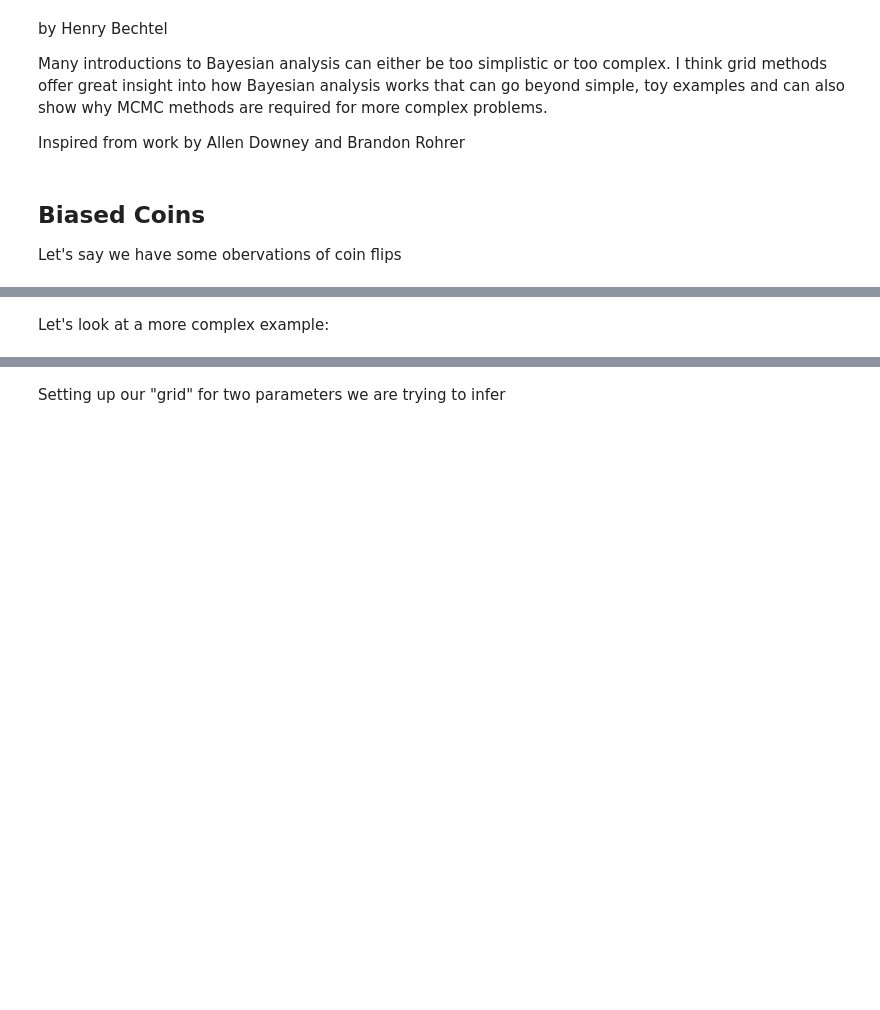
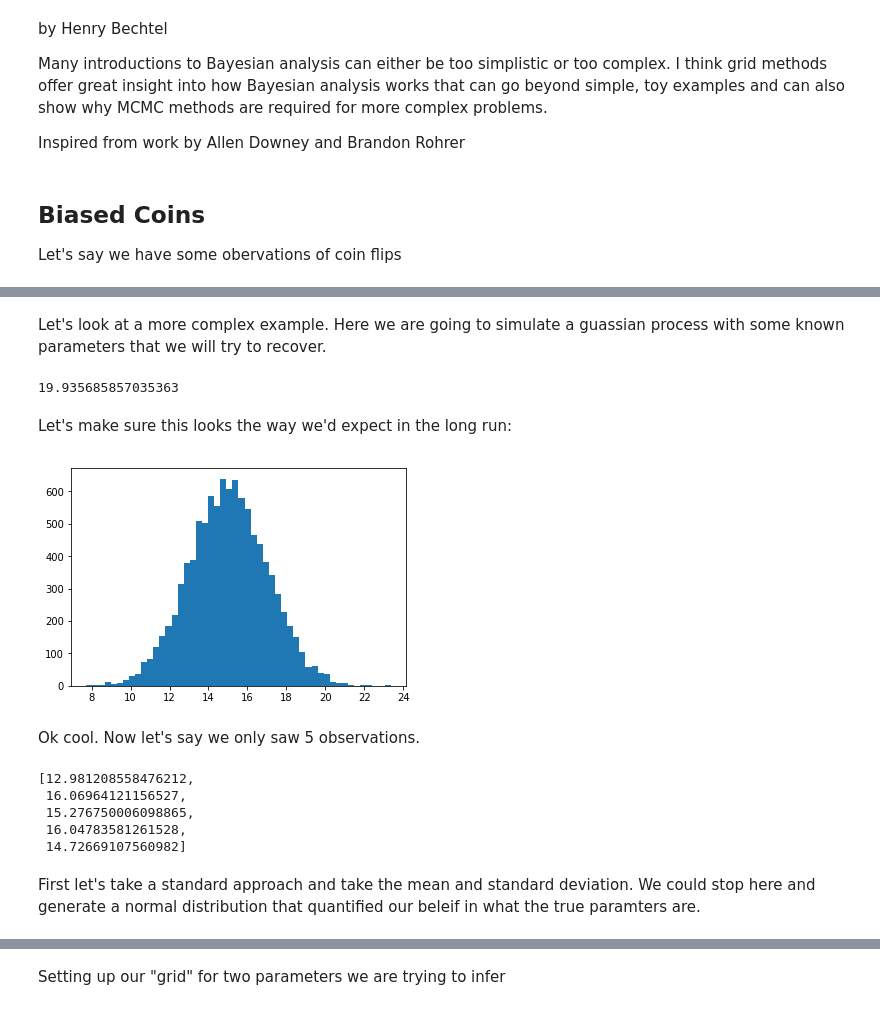
Before and after one commit to henrybechtel/bayes, a Jupyter notebook: bayes_grid.ipynb, the cells around one changed output, grey strips where cells are left out. Cells and saved outputs as stored; diff of their text form; code cells hidden in the pictures; blank space fills up the shorter version.

```diff
--- a/bayes_grid.ipynb
+++ b/bayes_grid.ipynb
@@ -25,2 +27,2 @@ hypotheses = np.linspace(0,1, number_of_hypotheses)
 # %% [markdown]
-Let's look at a more complex example:
+Let's look at a more complex example. Here we are going to simulate a guassian process with some known parameters that we will try to recover.
@@ -29,3 +29,35 @@ observations = np.array([13.9, 14.1, 17.5])
+# %%
+def gaussian_process(mean_true=15, sd_true=2):
+    return mean_true + np.random.randn()*sd_true
+# %%
+gaussian_process()
+# %% [output]
+19.935685857035363
+# %% [markdown]
+Let's make sure this looks the way we'd expect in the long run:
+# %%
+measurements = []
+for i in range(10000):
+    measurements.append(gaussian_process())
+
+plt.hist(measurements, bins=50);
+# %% [output]
+[figure, added]
+# %% [markdown]
+Ok cool. Now let's say we only saw 5 observations.
+# %%
+observations = []
+for i in range(5):
+    observations.append(gaussian_process())
+observations
+# %% [output]
+[12.981208558476212,
+ 16.06964121156527,
+ 15.276750006098865,
+ 16.04783581261528,
+ 14.72669107560982]
+# %% [markdown]
+First let's take a standard approach and take the mean and standard deviation. We could stop here and generate a normal distribution that quantified our beleif in what the true paramters are.
 # %%
 np.mean(observations), np.std(observations)
 # %% [output]
```
Also changed, not shown: parts of 35 cells of this notebook.
